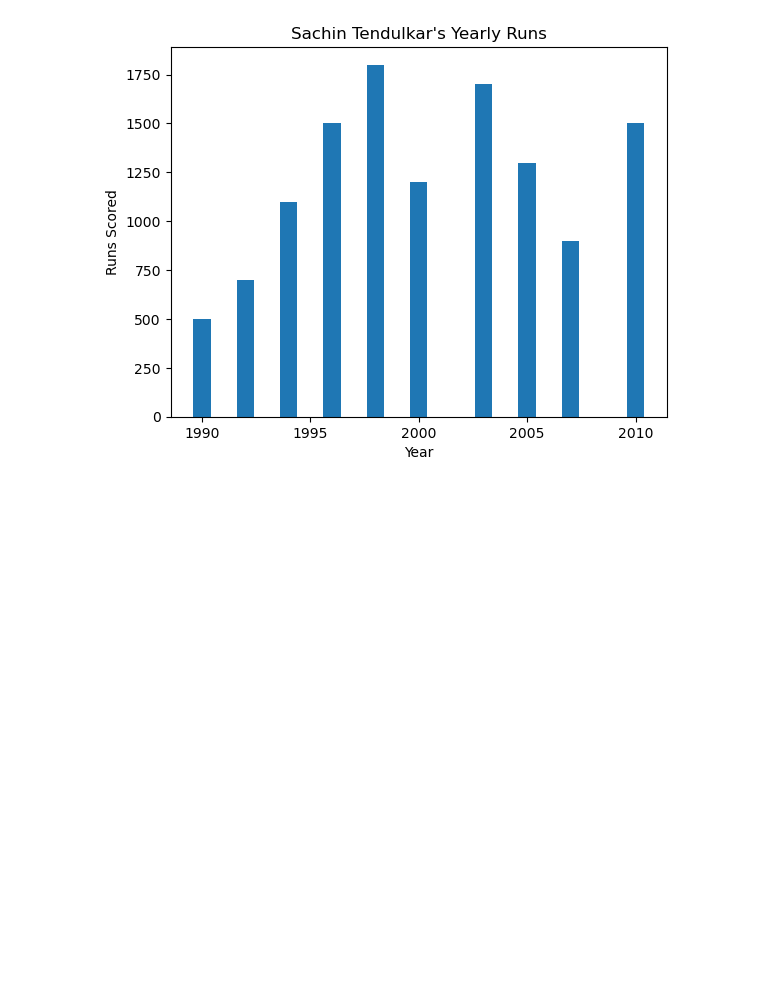
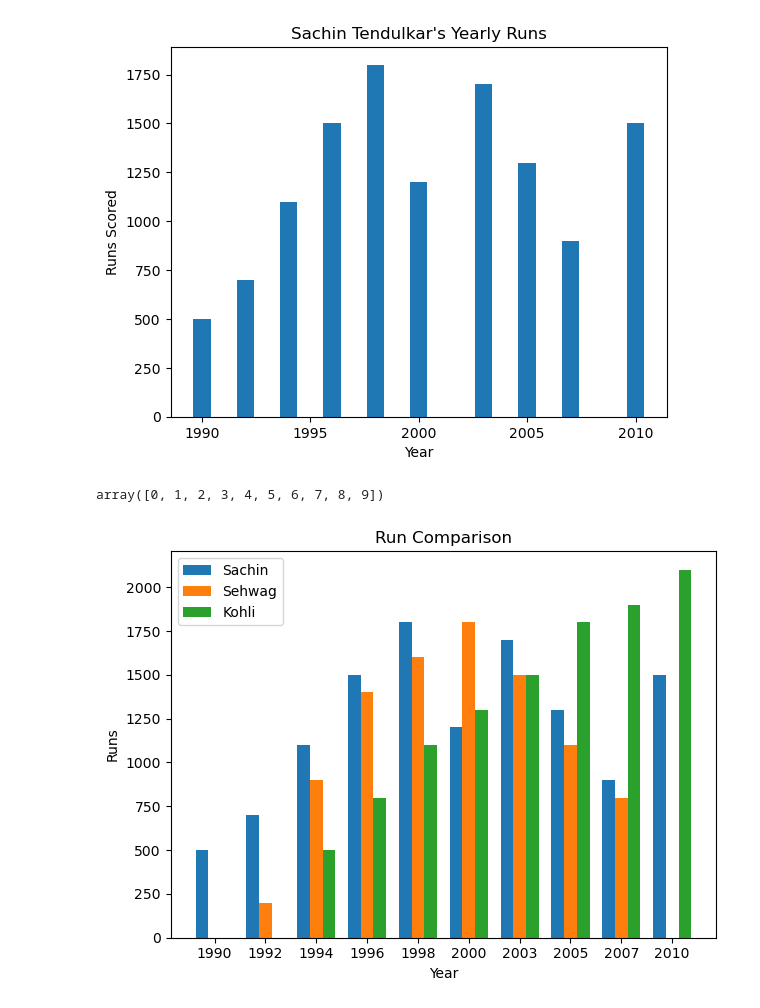
Before and after one commit to forgewithharsh/data-science-lab, a Jupyter notebook: matplotlib/bar_plot.ipynb, the cells around one changed output. Drawn from its saved outputs; the diff is of its cells as text; code cells hidden in the pictures; blank space fills up the shorter version.

Commit message:
Bar Charts in Matplotlib

```diff
--- a/matplotlib/bar_plot.ipynb
+++ b/matplotlib/bar_plot.ipynb
@@ -13,0 +17,34 @@ plt.show()
+# %%
+x
+# %% [output]
+array([0, 1, 2, 3, 4, 5, 6, 7, 8, 9])
+# %%
+import numpy as np
+
+sachin = [500, 700, 1100, 1500, 1800, 1200, 1700, 1300, 900, 1500]
+sehwag = [0, 200, 900, 1400, 1600, 1800, 1500, 1100, 800, 0]
+kohli  = [0, 0, 500, 800, 1100, 1300, 1500, 1800, 1900, 2100]
+
+x = np.arange(len(years))  # index positions
+width = 0.25
+
+plt.bar(x - width, sachin, width=width, label="Sachin")
+plt.bar(x, sehwag, width=width, label="Sehwag")
+plt.bar(x + width, kohli, width=width, label="Kohli")
+
+plt.xlabel("Year")
+plt.ylabel("Runs")
+plt.title("Run Comparison")
+plt.xticks(x, years)  # Show actual year instead of 0,1,2,...
+plt.legend()
+players = ["Sachin", "Sehwag", "Kohli", "Yuvraj"]
+runs_5yrs = [500+700+1100+1500+1800, 0+200+900+1400+1600, 0+0+500+800+1100, 300+600+800+1100+900]
+
+Plotting with barh()
+plt.barh(players, runs_5yrs, color="skyblue")
+plt.xlabel("Total Runs in First 5 Years")
+plt.title("First 5-Year Performance of Indian Batsmen")
+plt.tight_layout()
+plt.show()
+# %% [output]
+[figure, added]
```
Also changed, not shown: parts of 3 cells of this notebook, 1 other file.
